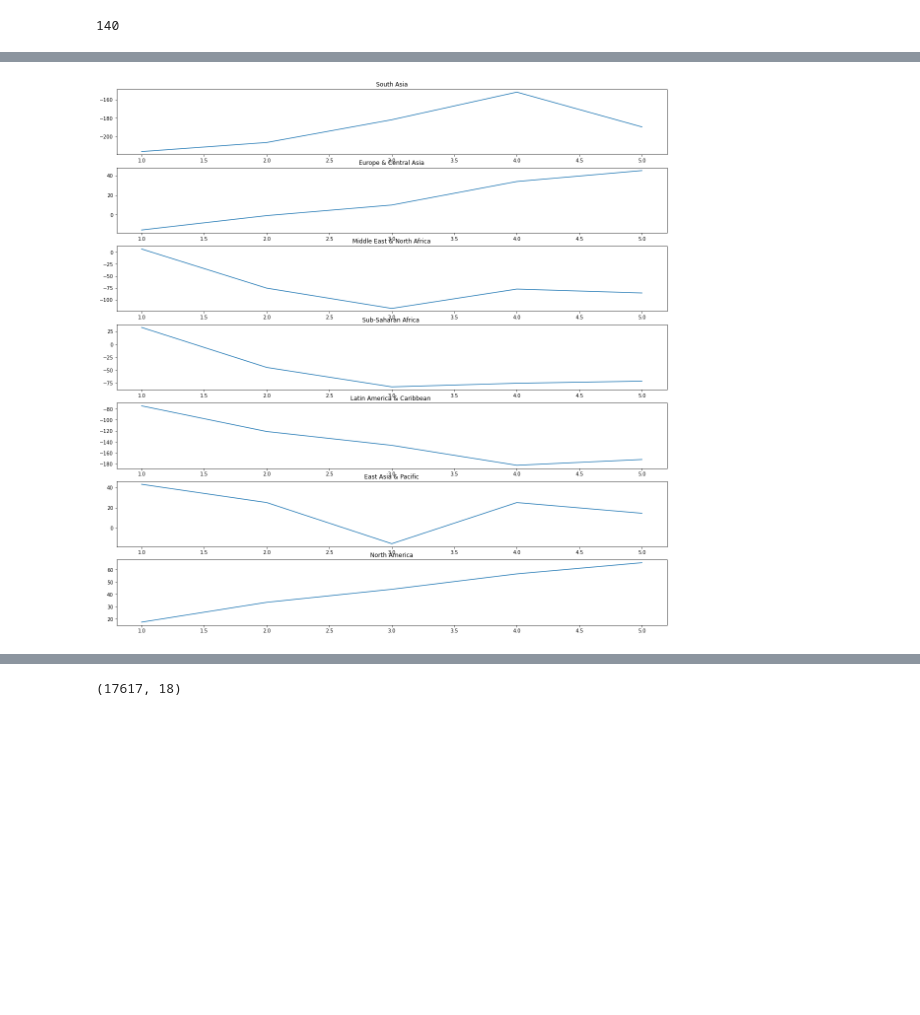
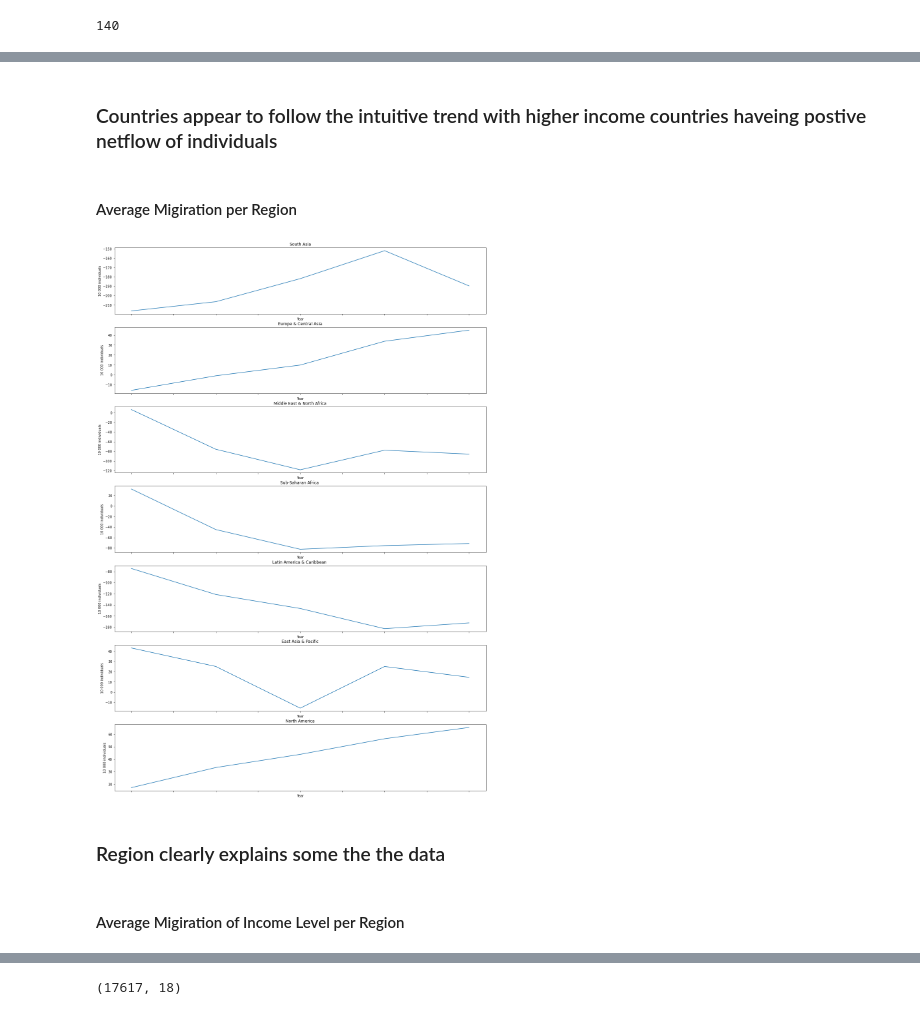
Before and after one commit to Francis-Walker/AISummative, a Jupyter notebook: AISummDataExploration.ipynb, the cells around one changed output, grey strips where cells are left out. Cells and saved outputs as stored; diff of their text form; code cells hidden in the pictures; blank space fills up the shorter version.

```diff
--- a/AISummDataExploration.ipynb
+++ b/AISummDataExploration.ipynb
@@ -202,11 +211,15 @@ linegraph
   -161.8040230680511]}
 # %%
 
-plt.rcParams["figure.figsize"] = 10,10
+plt.rcParams["figure.figsize"] = 10,5
 plt.plot(years, linegraph['Low income'], label="Low income")
 plt.plot(years, linegraph['High income'], label="High income")
 plt.plot(years, linegraph['Lower middle income'], label="Lower middle income")
 plt.plot(years, linegraph['Upper middle income'], label="Upper middle income")
+plt.title('Average Net migration')
+plt.xticks(np.arange(6),["2014","2015",'2016',"2017",'2018',"2019"])
+plt.xlabel('Year')
+plt.ylabel('10 000 individuals')
 plt.legend()
 # %% [output]
 <matplotlib.legend.Legend at 0x...>
@@ -219,9 +236,9 @@ len(data.country_code.unique())
 xmax =70
 ymax =2
 
-plt.rcParams["figure.figsize"] = 20,300
+plt.rcParams["figure.figsize"] = 20,250
 figure, axes  = plt.subplots(xmax,ymax)
-
+#figure.suptitle("Average Migiration per County")
 
 countries = data.country_name.unique()
 i = 0
@@ -243,6 +260,9 @@ for x in range(xmax):
 
         axes[x,y].plot(years, linegraph[country])
         axes[x,y].set_title(country+": "+ data[data.country_name == country].iloc[0]['wb_income'])
+        axes[x,y].set_xticklabels([])
+
+        axes[x,y].set_ylabel('10 000 individuals')
         #axes[x,y].legend()
         #print(country)
         i+=1
@@ -251,33 +271,44 @@ for x in range(xmax):
+# %% [markdown]
+### Countries appear to follow the intuitive trend with higher income countries haveing postive netflow of individuals
+# %% [markdown]
+#### Average Migiration per Region
 # %%
 imax =7
 
-plt.rcParams["figure.figsize"] = 20,20
+plt.rcParams["figure.figsize"] = 20,30
 figure, axes  = plt.subplots(imax)
 
+#figure.suptitle("Average Migiration per Region")
 
 regions = data.wb_region.unique()
 i = 0
 
 for i in range(7):
 
         linegraph ={}
         region = regions[i]
     #skillgroup="Tech Skills"
     #test = data.loc[data["skill_group_category"] == "Tech skils"]
         #axes[i].title(country)
         linegraph[region] = []
         for year in range(2015,2020):
             temp = data.groupby(["wb_region"])['net_per_10K_'+str(year)].mean()
             #print(temp)
             linegraph[region].append(temp[region])
 
-
+        axes[i].set_xlabel('Year')
+        axes[i].set_ylabel('10 000 individuals')
         axes[i].plot(years, linegraph[region])
         axes[i].set_title(region)
+        axes[i].set_xticklabels([])
         #axes[x,y].legend()
         #print(country)
 # %% [output]
-[figure, old version]
+[figure, new version]
+# %% [markdown]
+### Region clearly explains some the the data
+# %% [markdown]
+#### Average Migiration of Income Level per Region
 # %%
 imax =7
 
```
Also changed, not shown: parts of 48 cells of this notebook.
